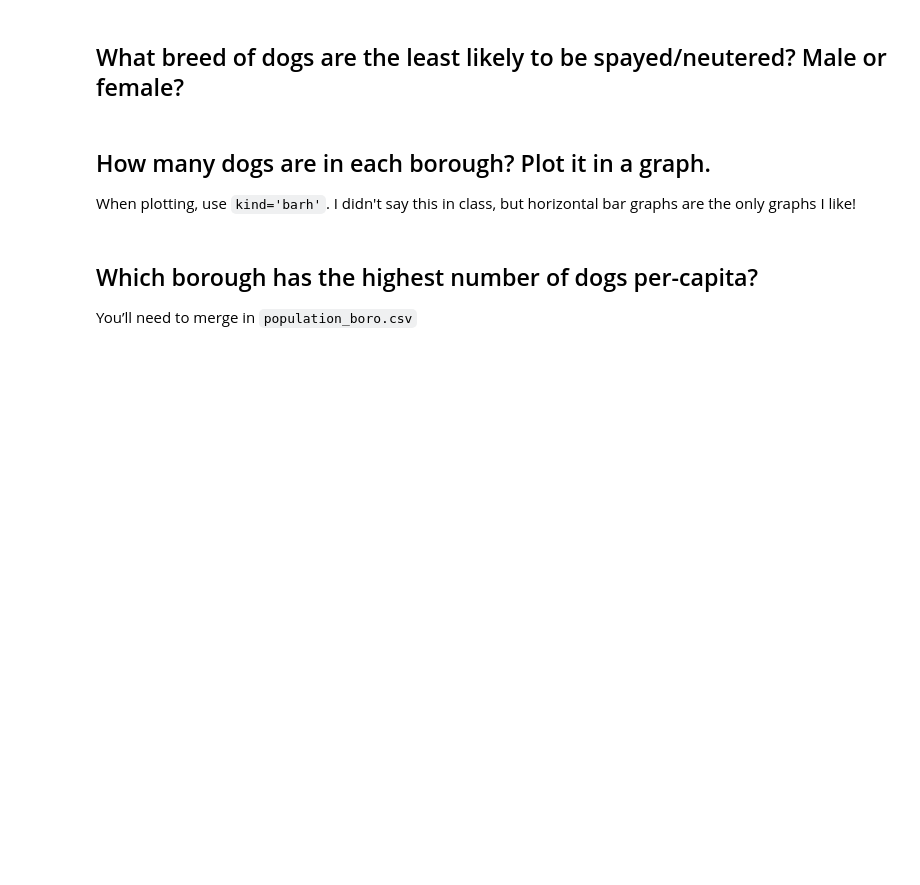
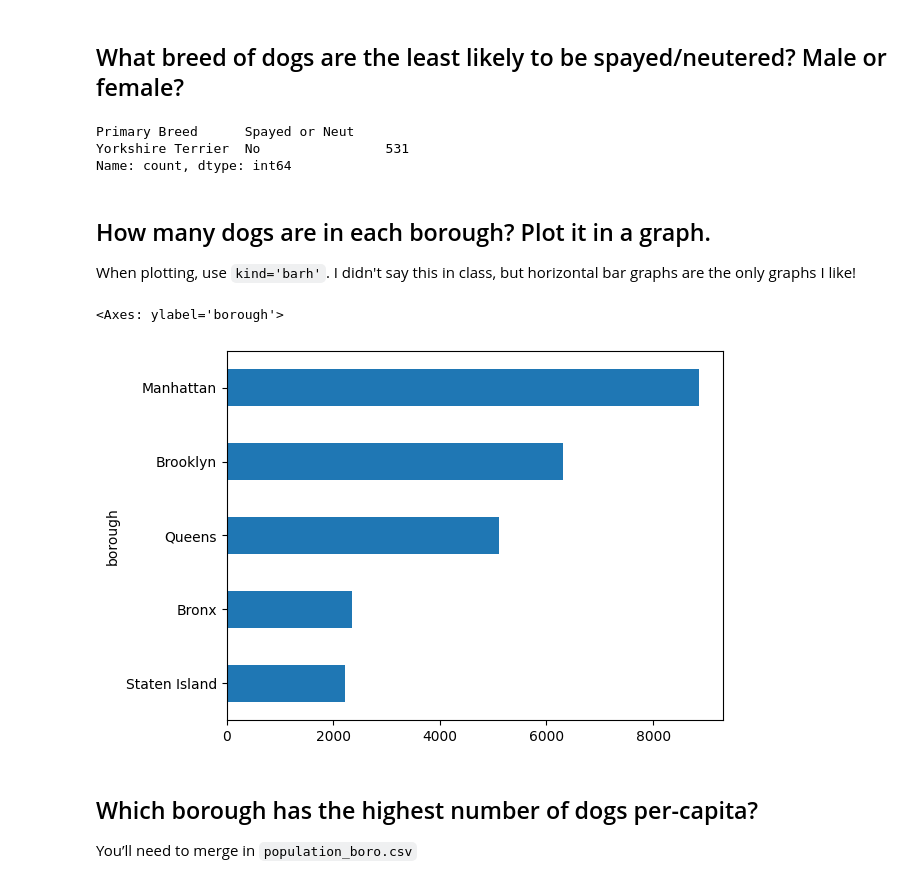
Before and after one commit to patvoe/07-homework, a Jupyter notebook: 02-dogs/Dataset TWO - Dogs.ipynb, the cells around one changed output. Saved outputs shown, nothing was run; the diff lists cells and outputs as text; code cells hidden in the pictures; blank space fills up the shorter version.

```diff
--- a/02-dogs/Dataset TWO - Dogs.ipynb
+++ b/02-dogs/Dataset TWO - Dogs.ipynb
@@ -14,7 +14,7 @@ import pandas as pd
 # install openpyxl
 # !pip --quiet install openpyxl
 # set limit to 30000 rows with nrows parameter
-df = pd.read_excel('../NYC_Dog_Licenses_Current_as_of_4-28-2016.xlsx', nrows= 30000)
+df = pd.read_excel('./NYC_Dog_Licenses_Current_as_of_4-28-2016.xlsx', nrows= 30000)
 df.head(5)
 # %% [output]
 |  | Owner Zip Code | Animal Name | Animal Gender | Primary Breed | Secondary Breed | Animal Dominant Color | ... |
@@ -251,7 +251,7 @@ The average age of dogs is 14.71 years
 # Joining data together
 # %%
 # Load the CSV dataset
-df_zipcodes = pd.read_csv('../zipcodes-neighborhoods.csv')
+df_zipcodes = pd.read_csv('./zipcodes-neighborhoods.csv')
 df_zipcodes.head(5)
 # %% [output]
 |  | neighborhood | zip | borough |
@@ -346,10 +346,37 @@ Port Richmond                  American Pit Bull Mix / Pit Bull Mix     22
 Name: count, dtype: int64
 # %% [markdown]
 ## What breed of dogs are the least likely to be spayed/neutered? Male or female?
+# %%
+# What breed of dogs are the least likely to be spayed/neutered? Male or female?
+
+# Filter out 'Unknown' breeds
+merged_df = merged_df[merged_df['Primary Breed'] != 'Unknown']
+
+# Group by Primary Breed and Spayed or Neutered, then count the occurrences
+spayed_neutered_counts = merged_df.groupby(['Primary Breed'])['Spayed or Neut'].value_counts()
+
+# Find the breed that is least likely to be spayed/neutered
+spayed_neutered_counts.groupby('Primary Breed').tail(1).sort_values(ascending=False).head(1)
+# %% [output]
+Primary Breed      Spayed or Neut
+Yorkshire Terrier  No                531
+Name: count, dtype: int64
 # %% [markdown]
 ## How many dogs are in each borough? Plot it in a graph.
 
 When plotting, use `kind='barh'`. I didn't say this in class, but horizontal bar graphs are the only graphs I like!
+# %%
+# Import the matplotlib library
+import matplotlib.pyplot as plt
+
+# Group by borough and count the number of dogs in each borough
+borough_counts = merged_df['borough'].value_counts().sort_values(ascending=True)
+
+# Plot the number of dogs in each borough
+borough_counts.plot(kind='barh')
+# %% [output]
+<Axes: ylabel='borough'>
+[figure, added]
 # %% [markdown]
 ## Which borough has the highest number of dogs per-capita?
 
```
